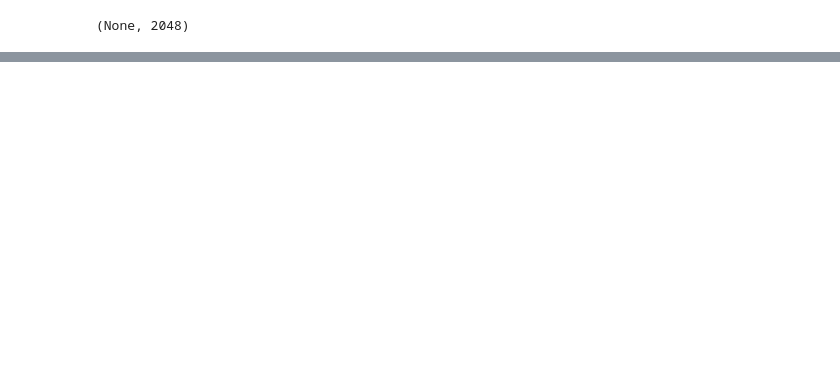
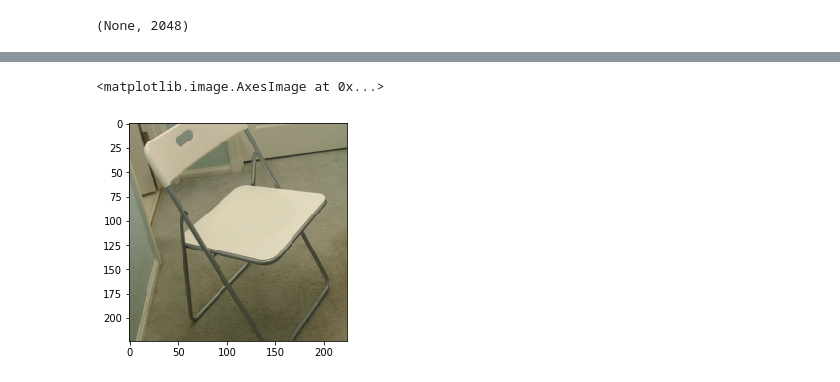
Before and after one commit to AALEKH/DeVISE, a Jupyter notebook: DeVISE.ipynb, the cells around one changed output, grey strips where cells are left out. Drawn from its saved outputs; the diff is of its cells as text; code cells hidden in the pictures; blank space fills up the shorter version.

```diff
--- a/DeVISE.ipynb
+++ b/DeVISE.ipynb
@@ -384,0 +368,5 @@ ValueError: Input arrays should have the same number of samples as target arrays
+# %%
+plt.imshow(arr[190].astype('uint8'))
+# %% [output]
+<matplotlib.image.AxesImage at 0x...>
+[figure, added]
```
Also changed, not shown: parts of 54 cells of this notebook.
